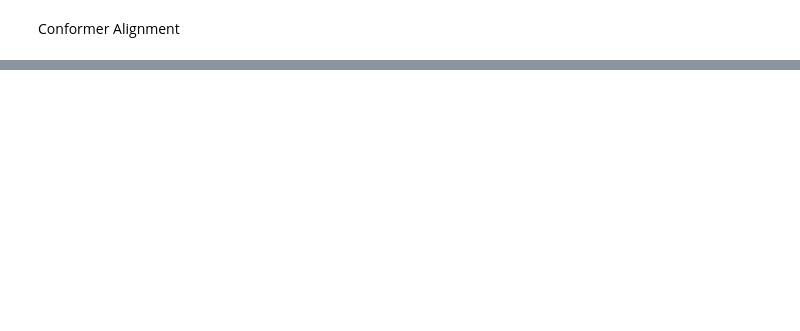
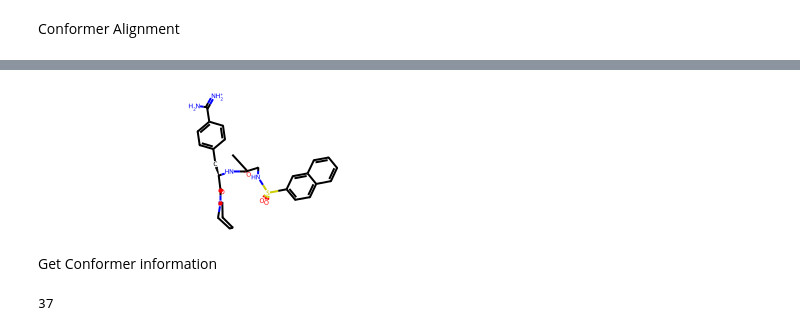
Before and after one commit to uentinnlea/MI_tool, a Jupyter notebook: RDKit/comformer_generation.ipynb, the cells around one changed output, grey strips where cells are left out. Saved outputs shown, nothing was run; the diff lists cells and outputs as text; code cells hidden in the pictures; blank space fills up the shorter version.

```diff
--- a/RDKit/comformer_generation.ipynb
+++ b/RDKit/comformer_generation.ipynb
@@ -194,2 +182,38 @@ AllChem.AlignMolConformers(mol, RMSlist=rmslist)
 # %% [markdown]
 Conformer Alignment
+# %%
+from rdkit import Chem
+from rdkit.Chem import AllChem
+import py3Dmol
+from rdkit.Chem.Draw import IPythonConsole
+
+mol = Chem.MolFromSmiles('NC(=[NH2+])c1ccc(C[C@@H](NC(=O)CNS(=O)(=O)c2ccc3ccccc3c2)C(=O)N2CCCCC2)cc1')
+m_h = Chem.AddHs(mol)
+cids = AllChem.EmbedMultipleConfs(m_h, numConfs=50, maxAttempts=1000, pruneRmsThresh=0.1)
+
+# List up energy and conformer ID set
+energy = []
+for cid in cids:
+    uff = AllChem.UFFGetMoleculeForceField(m_h, confId=cid)
+    uff.Minimize()
+    energy.append((uff.CalcEnergy(), cid))
+energy.sort()
+
+# To derive 5 most stable(lowest energy) structure
+uff_cids = [j for i,j in energy[:5]]
+opt = Chem.RemoveHs(m_h)
+
+# Load benzene as template to derive partial postion
+core = m_h.GetSubstructMatch(Chem.MolFromSmiles('C1=CC=CC=C1'))
+
+# Align the conformers
+rmslist = []
+AllChem.AlignMolConformers(opt, atomIds=core, RMSlist=rmslist)
+v = py3Dmol.view(width=600, height=600)
+for cid in cids[:5]:
+    IPythonConsole.addMolToView(opt, confId=cid, view=v)
+v.setBackgroundColor('0xeeeeee')
+v.zoomTo()
+v.show()
+
+# The top lowest energy conformer is overlaped on benzene.
@@ -195,0 +222,6 @@ Conformer Alignment
+# %%
+opt
+# %% [output]
+[figure, added]
+# %% [markdown]
+Get Conformer information
@@ -195,0 +230,4 @@ Conformer Alignment
+# %%
+opt.GetNumAtoms()
+# %% [output]
+37
```
Also changed, not shown: parts of 7 cells of this notebook.
